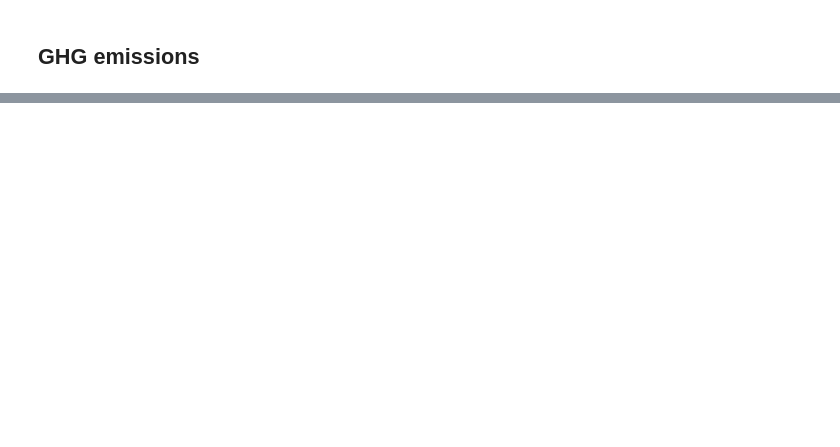
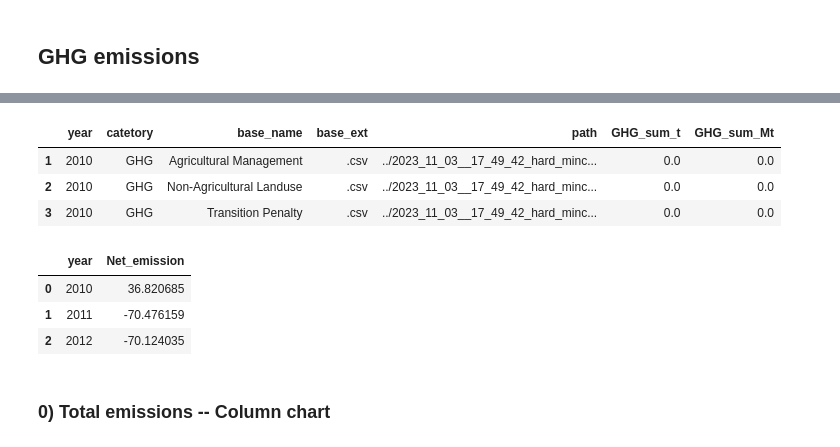
Before and after one commit to JinzhuWANG/VIS_LUTO, a Jupyter notebook: VIS_01_GHG.ipynb, the cells around one changed output, grey strips where cells are left out. Drawn from its saved outputs; the diff is of its cells as text; code cells hidden in the pictures; blank space fills up the shorter version.

```diff
--- a/VIS_01_GHG.ipynb
+++ b/VIS_01_GHG.ipynb
@@ -351,0 +40,23 @@ alt.Chart(GHG_ag_lu_source).mark_bar().encode(
+# %%
+# Get the GHG files
+GHG_files = get_GHG_file_df(files_selc)
+GHG_files = GHG_files.reset_index(drop=True).sort_values(['year','GHG_sum_t'])
+GHG_files['GHG_sum_Mt'] = GHG_files['GHG_sum_t'] / 1e6
+GHG_files.head(3)
+# %% [output]
+|  | year | catetory | base_name | base_ext | path | GHG_sum_t | GHG_sum_Mt |
+| 1 | 2010 | GHG | Agricultural Management | .csv | ../2023_11_03__17_49_42_hard_minc... | 0.0 | 0.0 |
+| 2 | 2010 | GHG | Non-Agricultural Landuse | .csv | ../2023_11_03__17_49_42_hard_minc... | 0.0 | 0.0 |
+| 3 | 2010 | GHG | Transition Penalty | .csv | ../2023_11_03__17_49_42_hard_minc... | 0.0 | 0.0 |
+# %%
+# Calculate the net emissions
+Net_emission = GHG_files.groupby('year')['GHG_sum_Mt'].sum(numeric_only = True).reset_index()
+Net_emission = Net_emission.rename(columns={'GHG_sum_Mt':'Net_emission'})
+Net_emission.head(3)
+# %% [output]
+|  | year | Net_emission |
+| 0 | 2010 | 36.820685 |
+| 1 | 2011 | -70.476159 |
+| 2 | 2012 | -70.124035 |
+# %% [markdown]
+### 0) Total emissions -- Column chart
```
Also changed, not shown: parts of 51 cells of this notebook, 4 other files.
